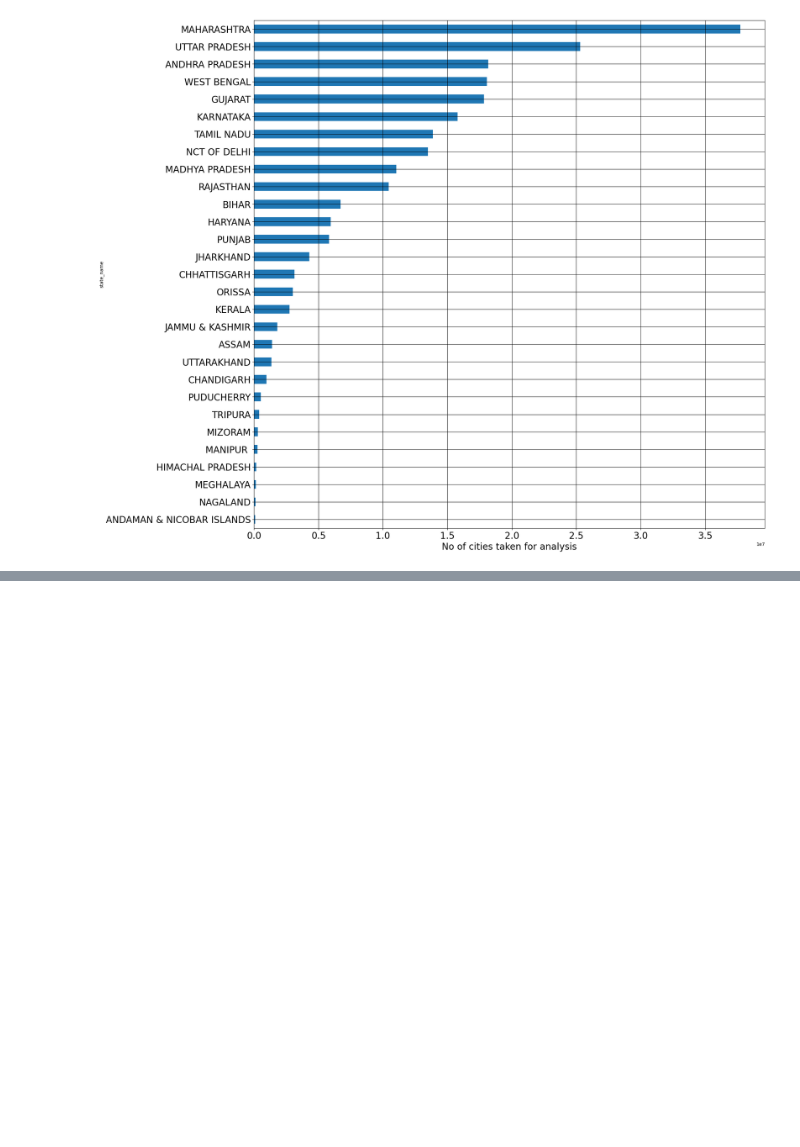
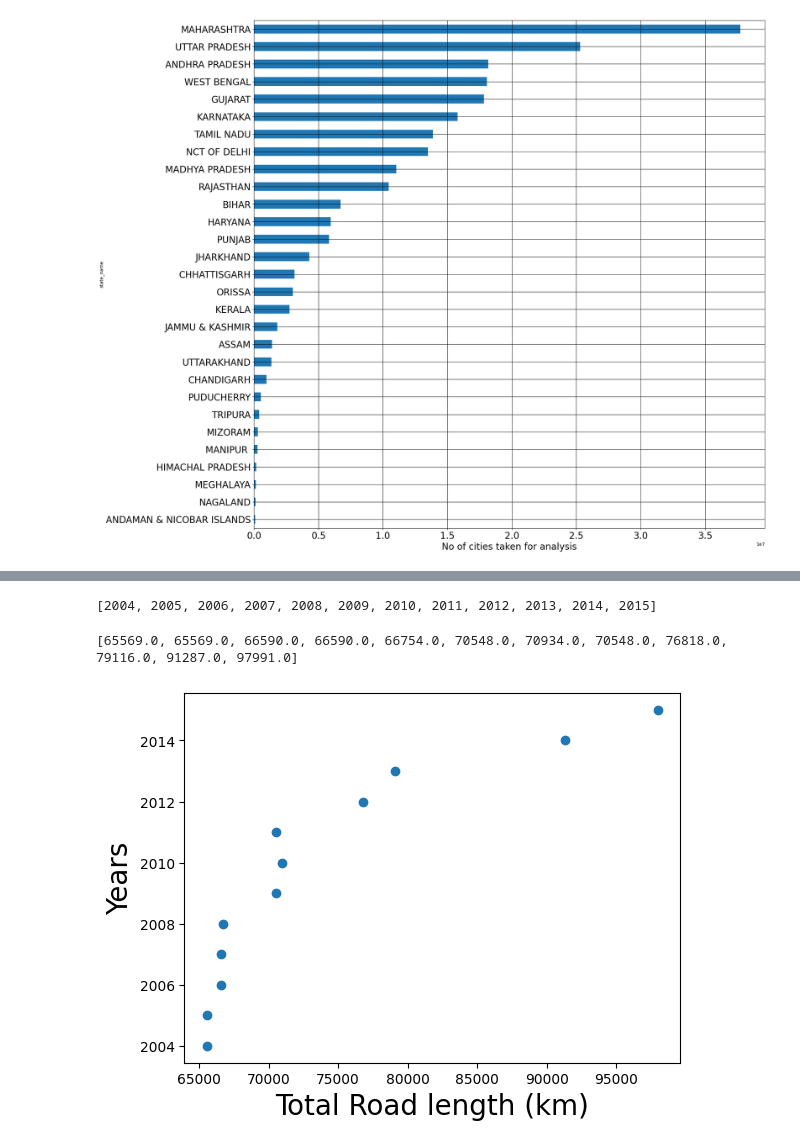
Before and after one commit to shubanms/road_data_analysis, a Jupyter notebook: roads.ipynb, the cells around one changed output, grey strips where cells are left out. Cells and saved outputs as stored; diff of their text form; code cells hidden in the pictures; blank space fills up the shorter version.

```diff
--- a/roads.ipynb
+++ b/roads.ipynb
@@ -213,0 +256,2 @@ ValueError: Number of rows must be a positive integer, not 4.6
+# %%
+lengthOfNH = lengthOfNH.dropna()
@@ -213,0 +292,3 @@ ValueError: Number of rows must be a positive integer, not 4.6
+# %%
+yearsString = list(lengthOfNH.columns)[2:]
+yearsString
@@ -213,0 +308,17 @@ ValueError: Number of rows must be a positive integer, not 4.6
+# %%
+yearsInt = list(map(int , list(lengthOfNH.columns)[2:]))
+yearsInt
+# %% [output]
+[2004, 2005, 2006, 2007, 2008, 2009, 2010, 2011, 2012, 2013, 2014, 2015]
+# %%
+print(list(lengthOfNH[yearsString].iloc[-1]))
+total = list(lengthOfNH[yearsString].iloc[-1])
+# %% [output]
+[65569.0, 65569.0, 66590.0, 66590.0, 66754.0, 70548.0, 70934.0, 70548.0, 76818.0, 79116.0, 91287.0, 97991.0]
+# %%
+plt.scatter(total , yearsInt)
+plt.xlabel("Total Road length (km)", fontsize = 20)
+plt.ylabel("Years", fontsize = 20)
+plt.show()
+# %% [output]
+[figure, added]
```
Also changed, not shown: parts of 31 cells of this notebook, 1 other file.
